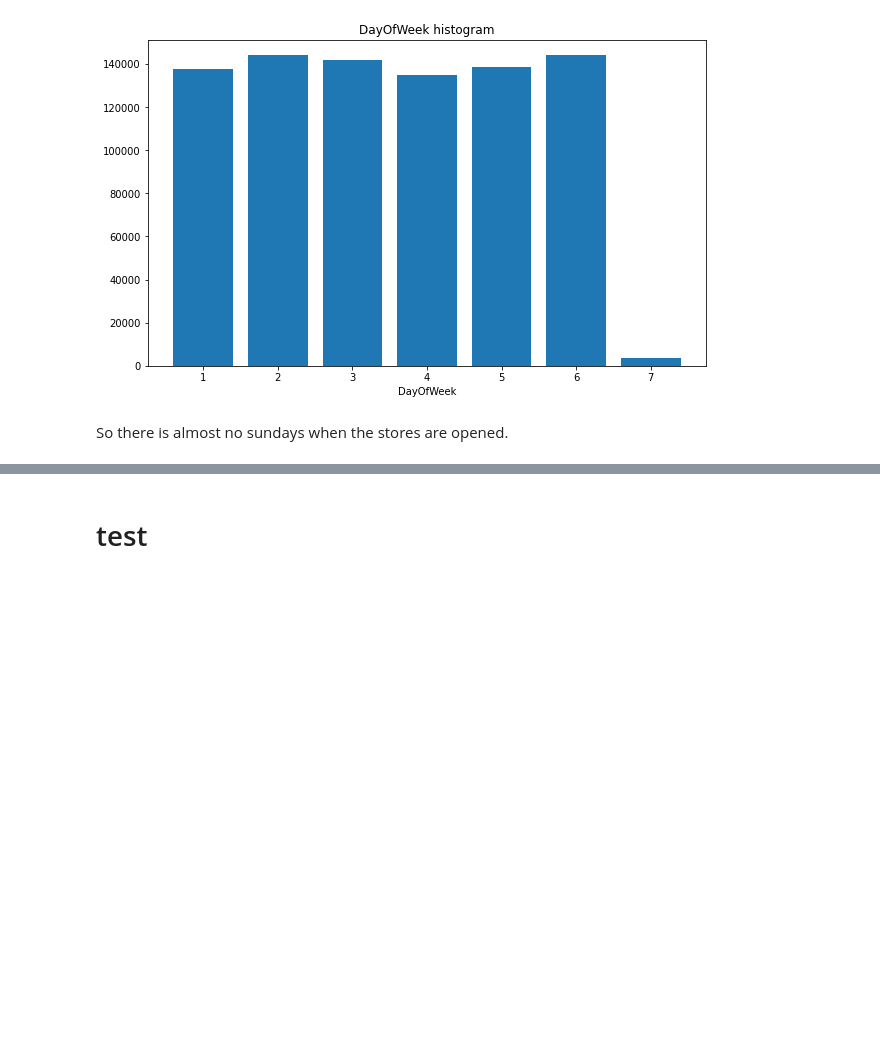
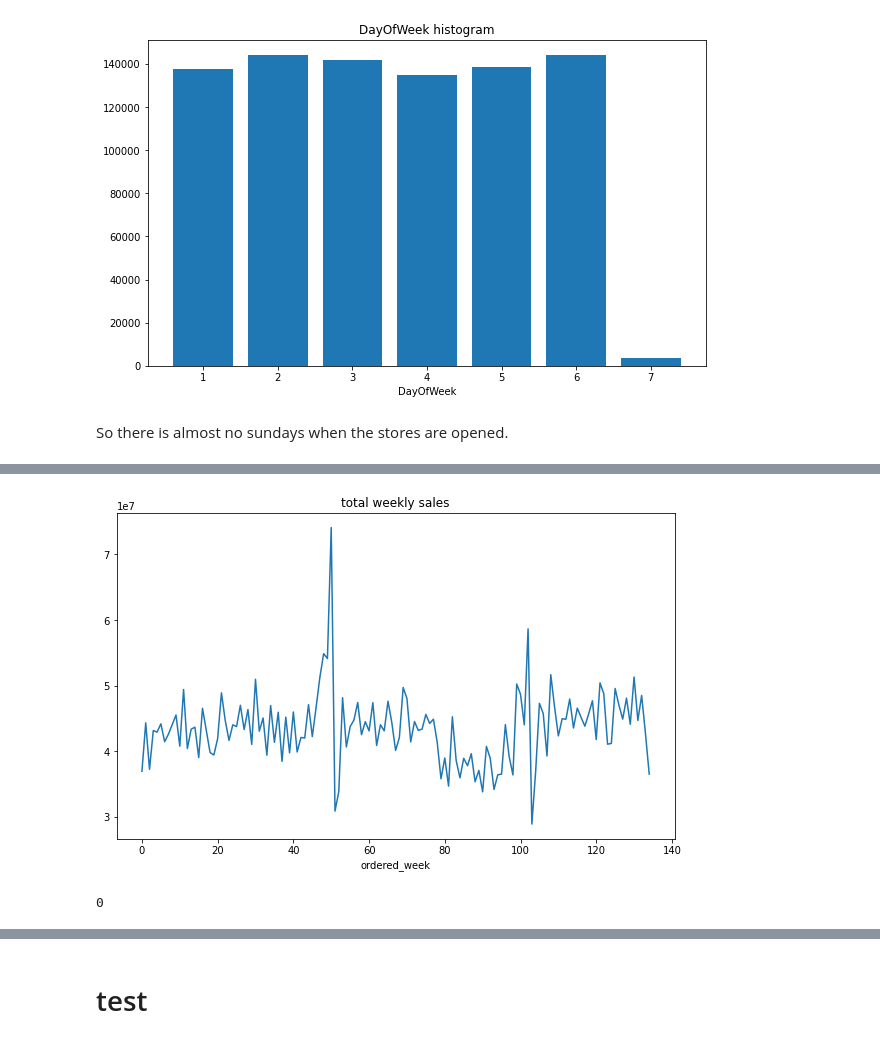
Before and after one commit to vkhmara/EPAM-Internship, a Jupyter notebook: Rossmann Store Sales/EDA.ipynb, the cells around one changed output, grey strips where cells are left out. Saved outputs shown, nothing was run; the diff lists cells and outputs as text; code cells hidden in the pictures; blank space fills up the shorter version.

```diff
--- a/Rossmann Store Sales/EDA.ipynb
+++ b/Rossmann Store Sales/EDA.ipynb
@@ -447,0 +450,5 @@ train[train.Open == 1].drop(columns=['Open', 'Customers']).corr()
+# %%
+weekdays = (dates - datetime.datetime(2013, 1, 1)).apply(attrgetter('days')) // 7
+# %%
+train['ordered_week'] = weekdays
+train.head()
@@ -447,0 +462,11 @@ train[train.Open == 1].drop(columns=['Open', 'Customers']).corr()
+# %%
+plt.figure(figsize=(10, 6))
+train.groupby('ordered_week').agg({'Sales': 'sum'}).Sales.plot()
+plt.title('total weekly sales')
+plt.show()
+# %% [output]
+[figure, added]
+# %%
+dates.iloc[-1].month + 12 * (dates.iloc[-1].year - 2013) - 1
+# %% [output]
+0
```
Also changed, not shown: parts of 64 cells of this notebook.
